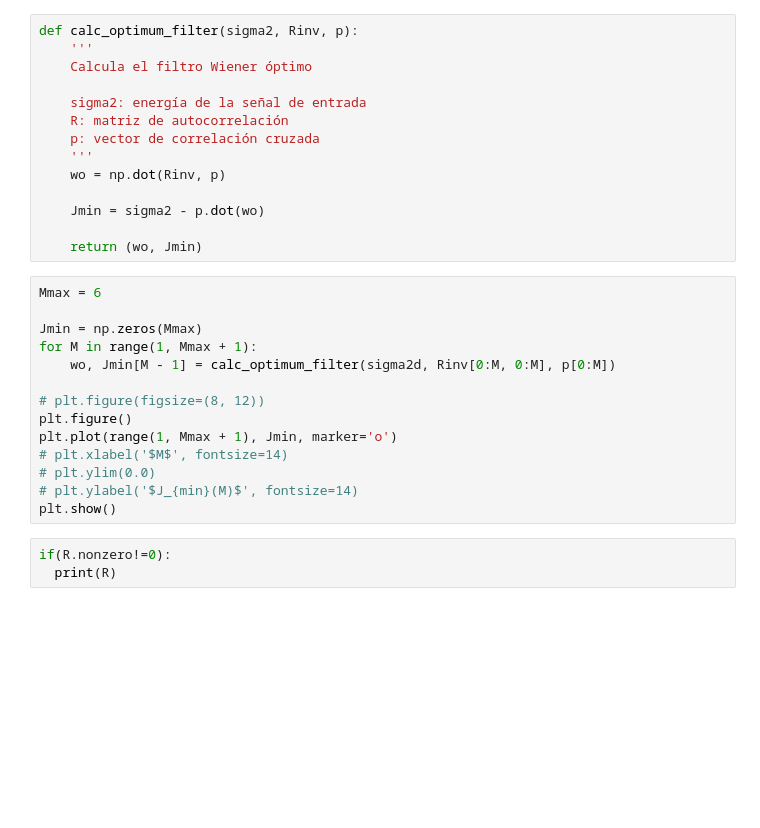
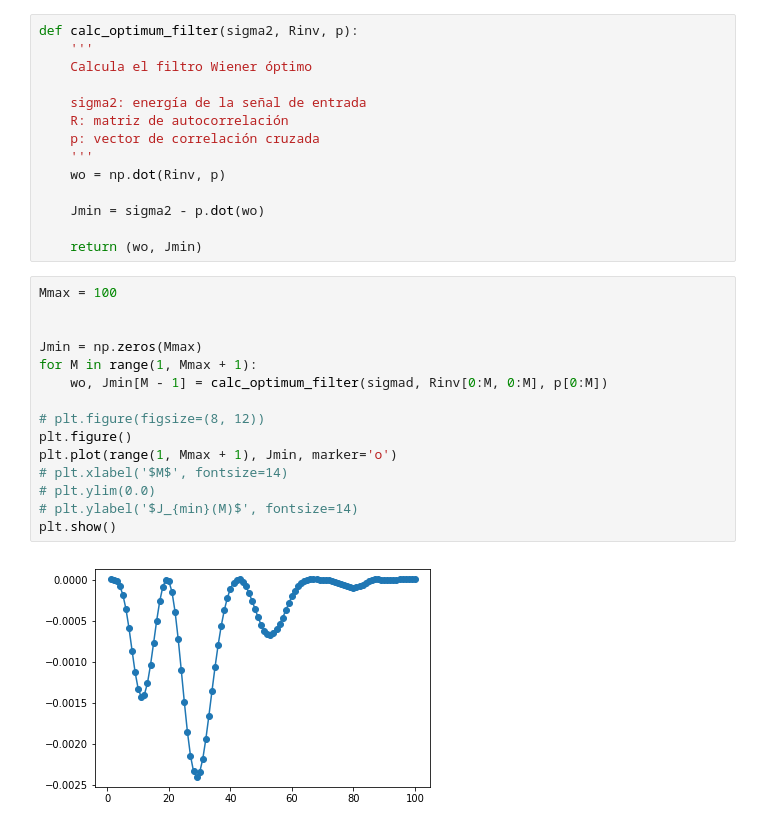
Before and after one commit to LuFernandez/PASA, a Jupyter notebook: informe.ipynb, the cells around one changed output. Cells and saved outputs as stored; diff of their text form; blank space fills up the shorter version.

```diff
--- a/informe.ipynb
+++ b/informe.ipynb
@@ -148,19 +150,19 @@ def calc_optimum_filter(sigma2, Rinv, p):
 
     return (wo, Jmin)
 # %%
-Mmax = 6
+Mmax = 100
+
 
 Jmin = np.zeros(Mmax)
 for M in range(1, Mmax + 1):
-    wo, Jmin[M - 1] = calc_optimum_filter(sigma2d, Rinv[0:M, 0:M], p[0:M])
+    wo, Jmin[M - 1] = calc_optimum_filter(sigmad, Rinv[0:M, 0:M], p[0:M])
 
 # plt.figure(figsize=(8, 12))
 plt.figure()
 plt.plot(range(1, Mmax + 1), Jmin, marker='o')
 # plt.xlabel('$M$', fontsize=14)
 # plt.ylim(0.0)
 # plt.ylabel('$J_{min}(M)$', fontsize=14)
 plt.show()
+# %% [output]
+[figure, added]
-# %%
-if(R.nonzero!=0):
-  print(R)
```
Also changed, not shown: parts of 2 cells of this notebook.
